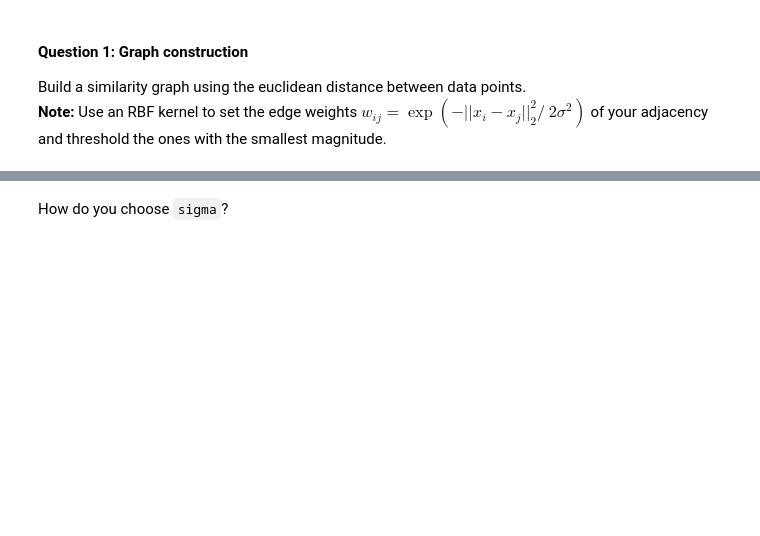
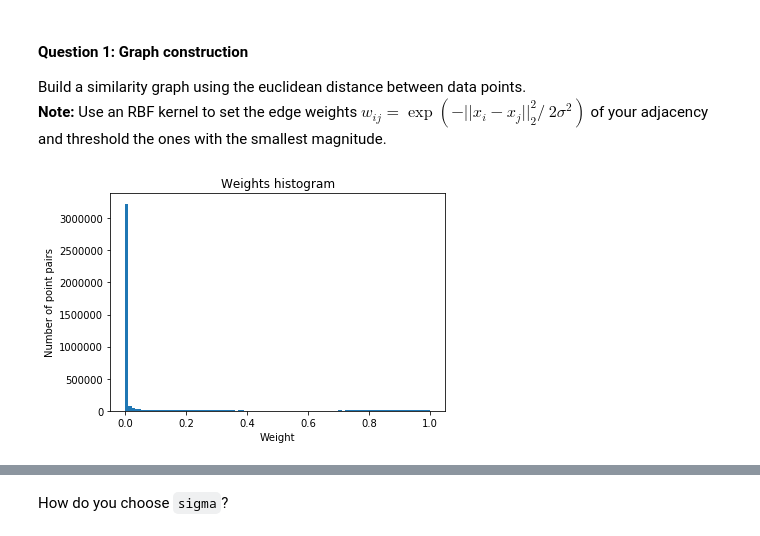
Before and after one commit to alex-mocanu/A-Network-Tour-of-DS-Homework, a Jupyter notebook: Assignment 2/2_learning_with_graphs.ipynb, the cells around one changed output, grey strips where cells are left out. Cells and saved outputs as stored; diff of their text form; code cells hidden in the pictures; blank space fills up the shorter version.

```diff
--- a/Assignment 2/2_learning_with_graphs.ipynb
+++ b/Assignment 2/2_learning_with_graphs.ipynb
@@ -79 +91,12 @@ def epsilon_similarity_graph(X: np.ndarray, sigma=1, epsilon=0):
+# %%
+# Inspect weights histogram to choose sigma and epsilon
+sigma_two_moons = 0.5
+weights = compute_RBF(X, sigma_two_moons)
+plt.hist(weights.flatten(), bins=100)
+plt.title('Weights histogram')
+plt.xlabel('Weight')
+plt.ylabel('Number of point pairs')
+plt.show()
+# %% [output]
+[figure, added]
 # %%
```
Also changed, not shown: parts of 26 cells of this notebook.
